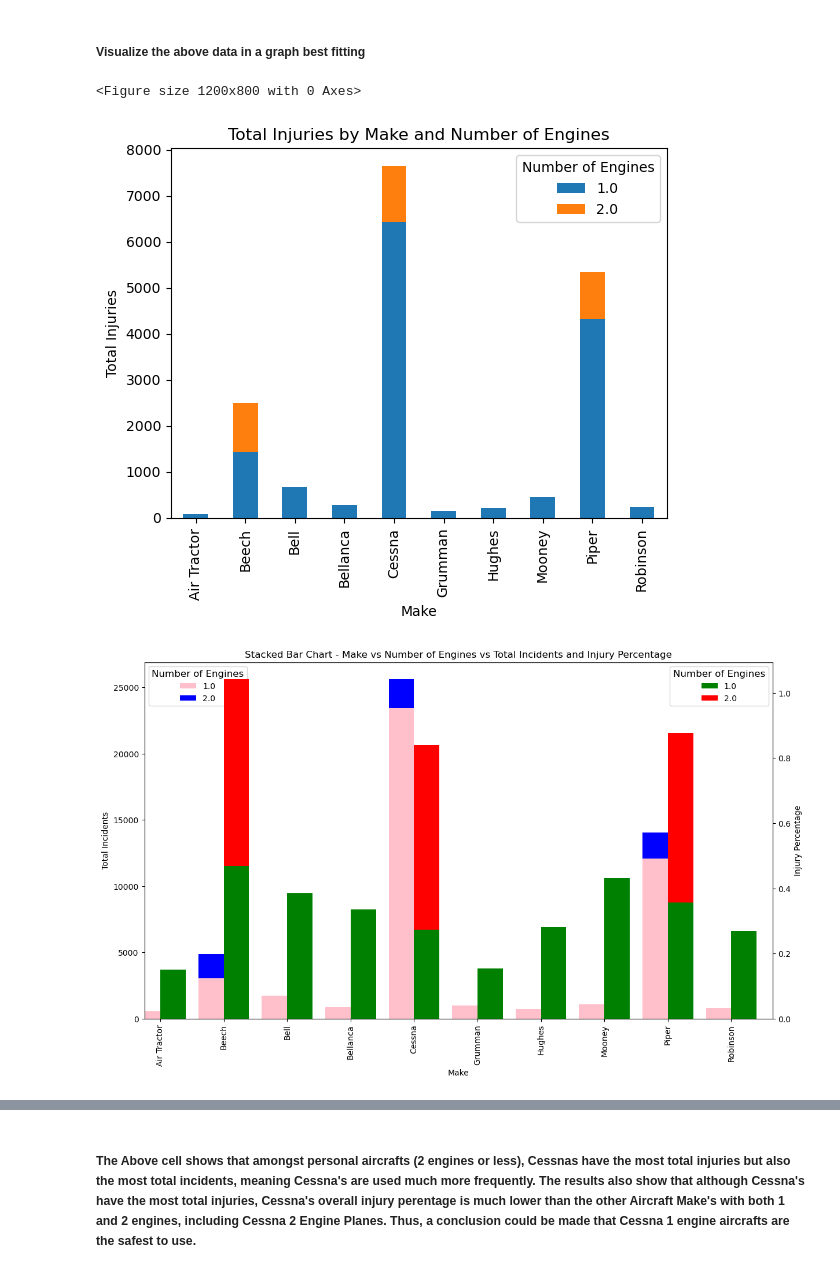
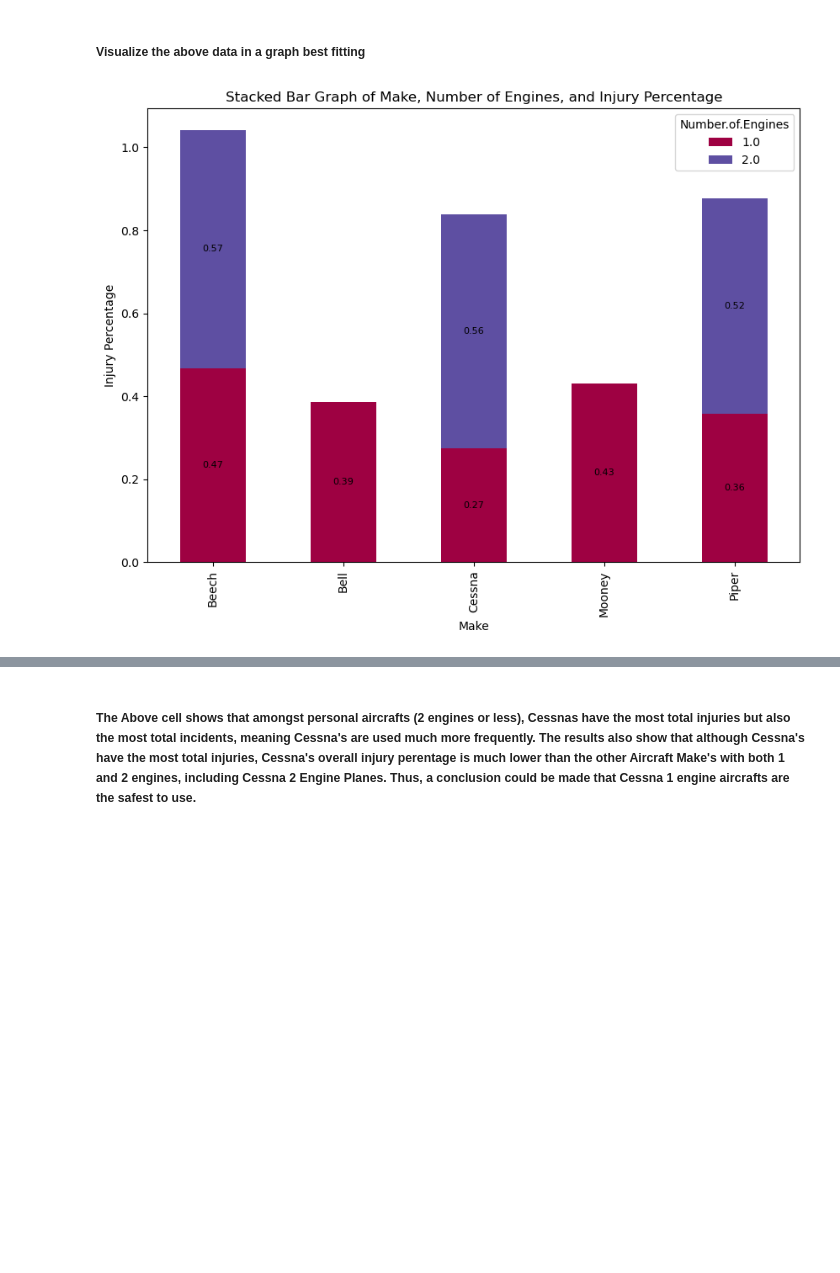
Before and after one commit to nealiyer88/Aviation-Data, a Jupyter notebook: student.ipynb, the cells around one changed output, grey strips where cells are left out. Cells and saved outputs as stored; diff of their text form; code cells hidden in the pictures; blank space fills up the shorter version.

```diff
--- a/student.ipynb
+++ b/student.ipynb
@@ -154,53 +154,65 @@ sum_outcome['Injury Percentage'] = sum_outcome['Total Injuries'] / sum_outcome['
 ##### Visualize the above data in a graph best fitting
 # %%
 # Plot 1: Bar Plot for Total Injuries
-plt.figure(figsize=(12, 8))
-bar_plot = sum_outcome.groupby(['Make', 'Number.of.Engines'])['Total Injuries'].sum().unstack().plot(kind='bar', stacked=True)
-plt.title('Total Injuries by Make and Number of Engines')
-plt.xlabel('Make')
-plt.ylabel('Total Injuries')
-plt.legend(title='Number of Engines')
-plt.show()
+#plt.figure(figsize=(12, 8))
+#bar_plot = sum_outcome.groupby(['Make', 'Number.of.Engines'])['Total Injuries'].sum().unstack().plot(kind='bar', stacked=True)
+#plt.title('Total Injuries by Make and Number of Engines')
+#plt.xlabel('Make')
+#plt.ylabel('Total Injuries')
+#plt.legend(title='Number of Engines')
+#plt.show()
 
 # Plot 2: Bar Plot for Total Incidents and Injury Percentage
 # Pivot the data for stacked bar chart
-pivot_df2 = sum_outcome.pivot_table(index='Make', columns='Number.of.Engines', values=['Total Incidents', 'Injury Percentage'], aggfunc='sum', fill_value=0)
+#pivot_df2 = sum_outcome.pivot_table(index='Make', columns='Number.of.Engines', values=['Total Incidents', 'Injury Percentage'], aggfunc='sum', fill_value=0)
 
 # Plot the stacked bar chart with secondary y-axis for Injury Percentage
-fig, ax1 = plt.subplots(figsize=(14, 8))
+#fig, ax1 = plt.subplots(figsize=(14, 8))
 
 # Plot Total Incidents on primary y-axis
-pivot_df2['Total Incidents'].plot(kind='bar', stacked=True, ax=ax1, color=['pink', 'blue'], position=1, width=0.4)
+#pivot_df2['Total Incidents'].plot(kind='bar', stacked=True, ax=ax1, color=['pink', 'blue'], position=1, width=0.4)
 
 # Create a secondary y-axis for Injury Percentage
-ax2 = ax1.twinx()
-pivot_df2['Injury Percentage'].plot(kind='bar', stacked=True, ax=ax2, color=['green', 'red'], position=0, width=0.4)
+#ax2 = ax1.twinx()
+#pivot_df2['Injury Percentage'].plot(kind='bar', stacked=True, ax=ax2, color=['green', 'red'], position=0, width=0.4)
 
 # Set labels and title
-ax1.set_title('Stacked Bar Chart - Make vs Number of Engines vs Total Incidents and Injury Percentage')
-ax1.set_xlabel('Make')
-ax1.set_ylabel('Total Incidents', color='black')
-ax2.set_ylabel('Injury Percentage', color='black')
+#ax1.set_title('Stacked Bar Chart - Make vs Number of Engines vs Total Incidents and Injury Percentage')
+#ax1.set_xlabel('Make')
+#ax1.set_ylabel('Total Incidents', color='black')
+#ax2.set_ylabel('Injury Percentage', color='black')
 
 # Set legends
-ax1.legend(title='Number of Engines', title_fontsize='12', loc='upper left')
-ax2.legend(title='Number of Engines', title_fontsize='12', loc='upper right')
+#ax1.legend(title='Number of Engines', title_fontsize='12', loc='upper left')
+#ax2.legend(title='Number of Engines', title_fontsize='12', loc='upper right')
 
-plt.show()
+#plt.show()
 
 # Plot 3: Stacked Bar Graph for Injury Percentage
-# Create a stacked bar graph
-pivot_df3 = sum_outcome.pivot(index='Make', columns='Number.of.Engines', values='Injury Percentage')
-pivot_df3.plot(kind='bar', stacked=True, colormap='viridis')
+# This is a placeholder step
+top_makes = sum_outcome.groupby('Make')['Injury Percentage'].sum().nlargest(5).index
+filtered_df = sum_outcome[sum_outcome['Make'].isin(top_makes)]
+
+# Create the pivot table for the filtered DataFrame
+pivot_df3 = filtered_df.pivot(index='Make', columns='Number.of.Engines', values='Injury Percentage')
+
+# Step 2: Plot the graph
+ax = pivot_df3.plot(kind='bar', stacked=True, colormap='Spectral', figsize=(10, 7))
 
 # Add labels and title
 plt.xlabel('Make')
 plt.ylabel('Injury Percentage')
 plt.title('Stacked Bar Graph of Make, Number of Engines, and Injury Percentage')
 
+# Step 3: Add labels to specific bars
+for bar in ax.patches: # Iterate over each bar
+    # Determine position and height to place the label
+    height = bar.get_height()
+    if height > 0: # If you want to filter further, you can do so here
+        plt.text(bar.get_x() + bar.get_width() / 2., bar.get_y() + height / 2.,
+                 '{0:.2f}'.format(height), ha="center", va="center", color="black", fontsize=8)
+
 # Show the plot
 plt.show()
 # %% [output]
-<Figure size 1200x800 with 0 Axes>
-[figure, old version]
+[figure, new version]
-[figure, removed]
```
Also changed, not shown: parts of 2 cells of this notebook.
